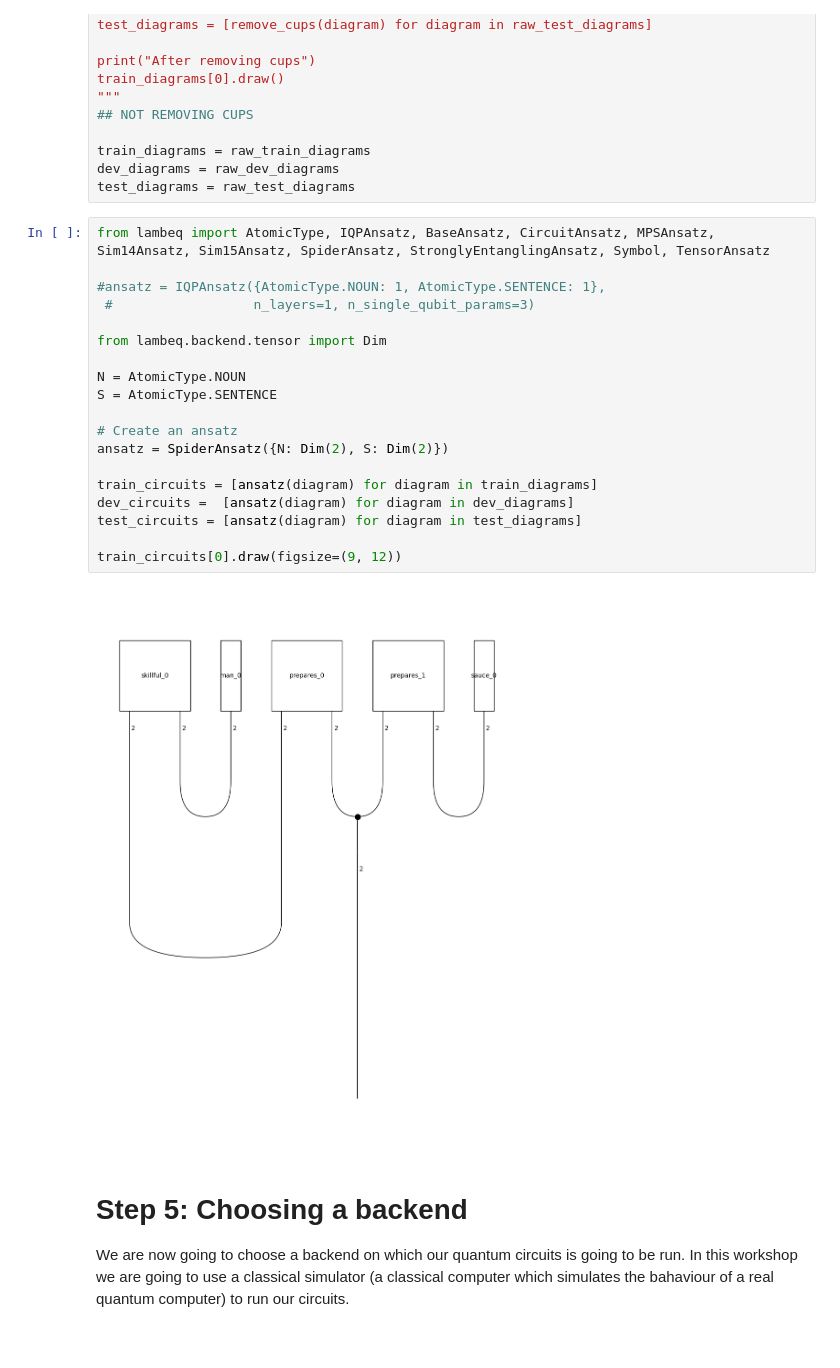
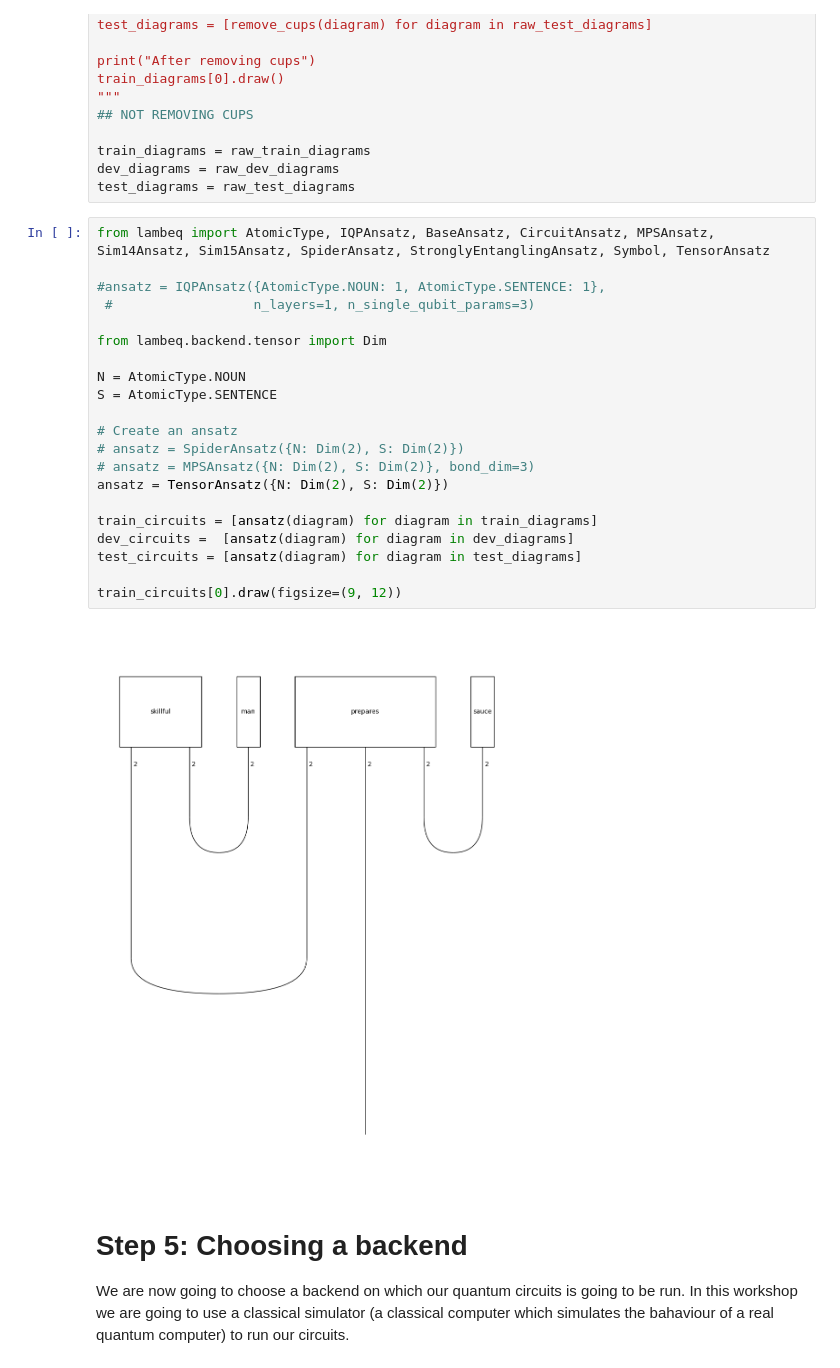
Before and after one commit to blue-research/qlang, a Jupyter notebook: algo_tensor.ipynb, the cells around one changed output. Saved outputs shown, nothing was run; the diff lists cells and outputs as text.

Commit message:
finish tensor ansatz algorithm

```diff
--- a/algo_tensor.ipynb
+++ b/algo_tensor.ipynb
@@ -92,24 +89,26 @@ test_diagrams = raw_test_diagrams
 # %%
 from lambeq import AtomicType, IQPAnsatz, BaseAnsatz, CircuitAnsatz, MPSAnsatz, Sim14Ansatz, Sim15Ansatz, SpiderAnsatz, StronglyEntanglingAnsatz, Symbol, TensorAnsatz
 
 #ansatz = IQPAnsatz({AtomicType.NOUN: 1, AtomicType.SENTENCE: 1},
  #                  n_layers=1, n_single_qubit_params=3)
 
 from lambeq.backend.tensor import Dim
 
 N = AtomicType.NOUN
 S = AtomicType.SENTENCE
 
 # Create an ansatz
-ansatz = SpiderAnsatz({N: Dim(2), S: Dim(2)})
+# ansatz = SpiderAnsatz({N: Dim(2), S: Dim(2)})
+# ansatz = MPSAnsatz({N: Dim(2), S: Dim(2)}, bond_dim=3)
+ansatz = TensorAnsatz({N: Dim(2), S: Dim(2)})
 
 train_circuits = [ansatz(diagram) for diagram in train_diagrams]
 dev_circuits =  [ansatz(diagram) for diagram in dev_diagrams]
 test_circuits = [ansatz(diagram) for diagram in test_diagrams]
 
 train_circuits[0].draw(figsize=(9, 12))
 # %% [output]
-[figure, old version]
+[figure, new version]
 # %% [markdown]
 # Step 5: Choosing a backend
 We are now going to choose a backend on which our quantum circuits is going to be run. In this workshop we are going to use a classical simulator (a classical computer which simulates the bahaviour of a real quantum computer) to run our circuits.
```
Also changed, not shown: parts of 5 cells of this notebook.
